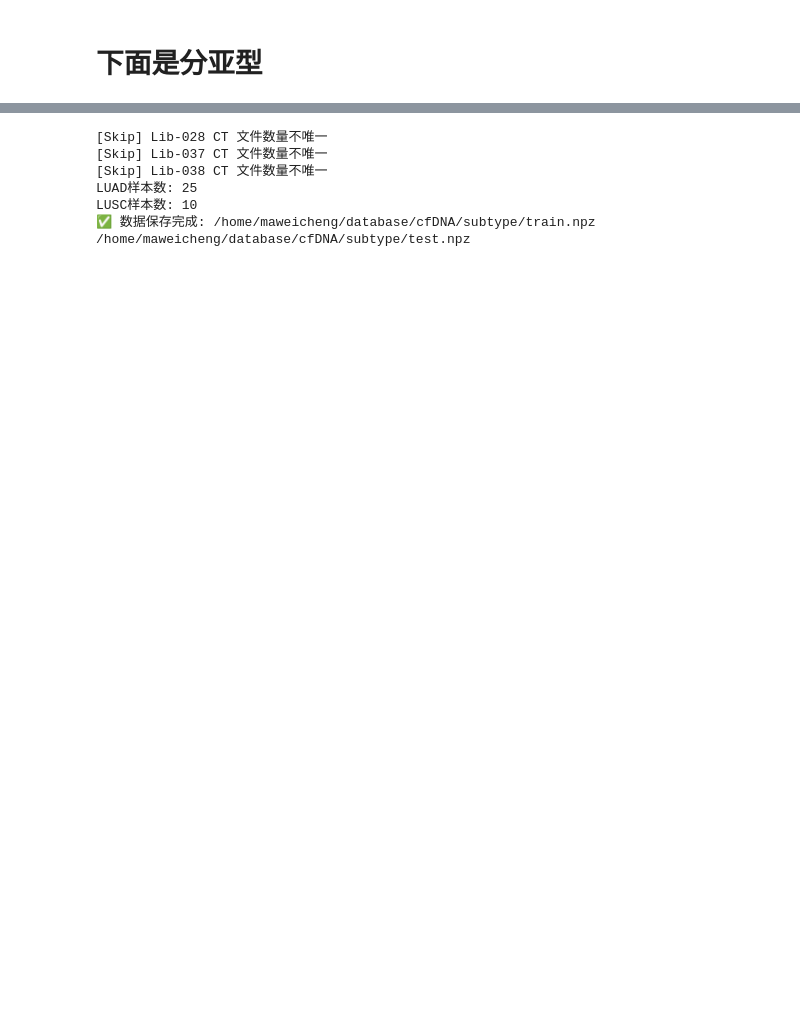
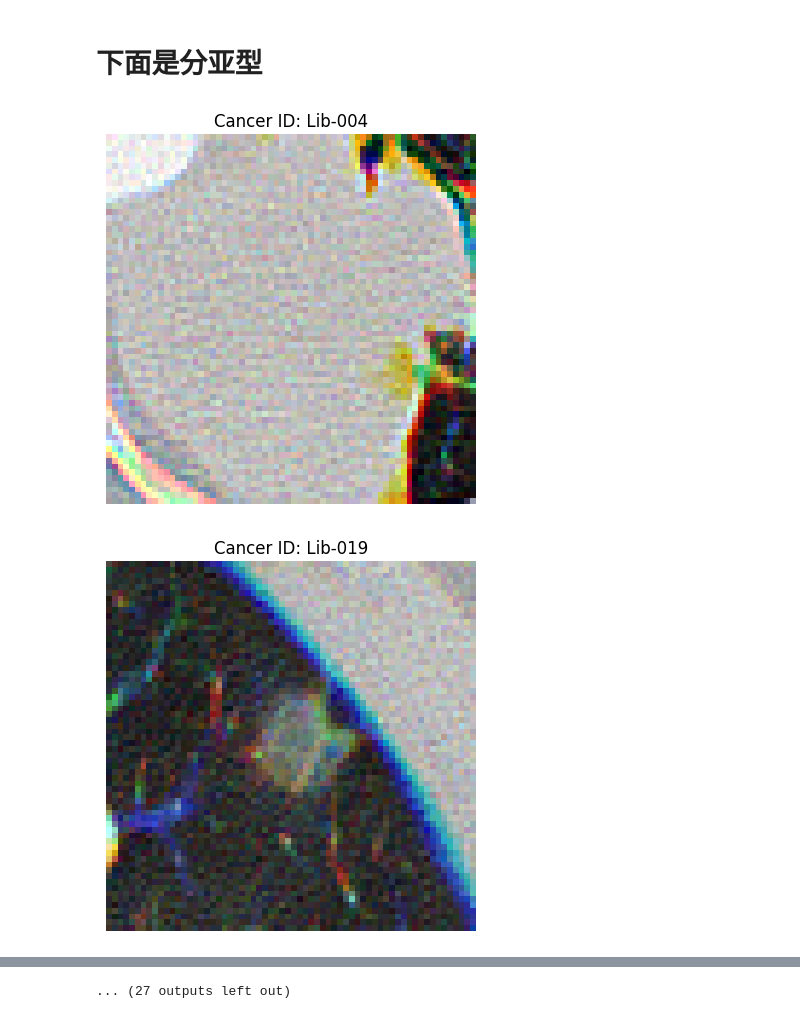
Before and after one commit to KuangQuanS/multimodel, a Jupyter notebook: dataprocess/整合cfDNA和CT.ipynb, the cells around one changed output, grey strips where cells are left out. Drawn from its saved outputs; the diff is of its cells as text; code cells hidden in the pictures; blank space fills up the shorter version.

```diff
--- a/dataprocess/整合cfDNA和CT.ipynb
+++ b/dataprocess/整合cfDNA和CT.ipynb
@@ -586,10 +592,10 @@ def process_samples(id_list, label):
         ids.append(pid)
 
         # 可视化
-        # plt.imshow(ct_data / np.max(ct_data))
-        # plt.title(f"{'Cancer' if label == 1 else 'Benign'} ID: {pid}")
-        # plt.axis('off')
-        # plt.show()
+        plt.imshow(ct_data / np.max(ct_data))
+        plt.title(f"{'Cancer' if label == 1 else 'Benign'} ID: {pid}")
+        plt.axis('off')
+        plt.show()
 
     return X, CT, y, ids
 
@@ -601,30 +607,32 @@ print(f"LUSC样本数: {len(y_benign)}")
 
 # 3. 训练测试划分函数
 def split_data(X_dict, CT_list, y_list, id_list):
     n = len(y_list)
     split = int(n * 0.4)
     idx_test, idx_train = np.arange(split), np.arange(split, n)
 
     def subset(data, idx): return [data[i] for i in idx]
 
     train = {mod: np.stack(subset(X_dict[mod], idx_train)) for mod in modalities}
     test = {mod: np.stack(subset(X_dict[mod], idx_test)) for mod in modalities}
     train["CT"] = np.stack(subset(CT_list, idx_train))
     test["CT"] = np.stack(subset(CT_list, idx_test))
     train["y"] = np.array([y_list[i] for i in idx_train])
     test["y"] = np.array([y_list[i] for i in idx_test])
     train["id"] = np.array([id_list[i] for i in idx_train])
     test["id"] = np.array([id_list[i] for i in idx_test])
     return train, test
 
 # 4. 拆分并合并训练测试集
 train_can, test_can = split_data(X_cancer, CT_cancer, y_cancer, id_cancer)
 train_ben, test_ben = split_data(X_benign, CT_benign, y_benign, id_benign)
 train_all = {key: np.concatenate([train_can[key], train_ben[key]]) for key in train_can}
 test_all = {key: np.concatenate([test_can[key], test_ben[key]]) for key in test_can}
 
 # 5. 保存为 .npz
 np.savez_compressed(save_train_path, **train_all)
 np.savez_compressed(save_test_path, **test_all)
 print("✅ 数据保存完成:", save_train_path, save_test_path)
 # %% [output]
+[figure, added]
+[figure, added]
@@ -631,6 +649 @@ print("✅ 数据保存完成:", save_train_path, save_test_path)
-[Skip] Lib-028 CT 文件数量不唯一
-[Skip] Lib-037 CT 文件数量不唯一
-[Skip] Lib-038 CT 文件数量不唯一
-LUAD样本数: 25
-LUSC样本数: 10
-✅ 数据保存完成: /home/maweicheng/database/cfDNA/subtype/train.npz /home/maweicheng/database/cfDNA/subtype/test.npz
+... (27 outputs left out)
```
Also changed, not shown: parts of 5 cells of this notebook, 12 other files.
